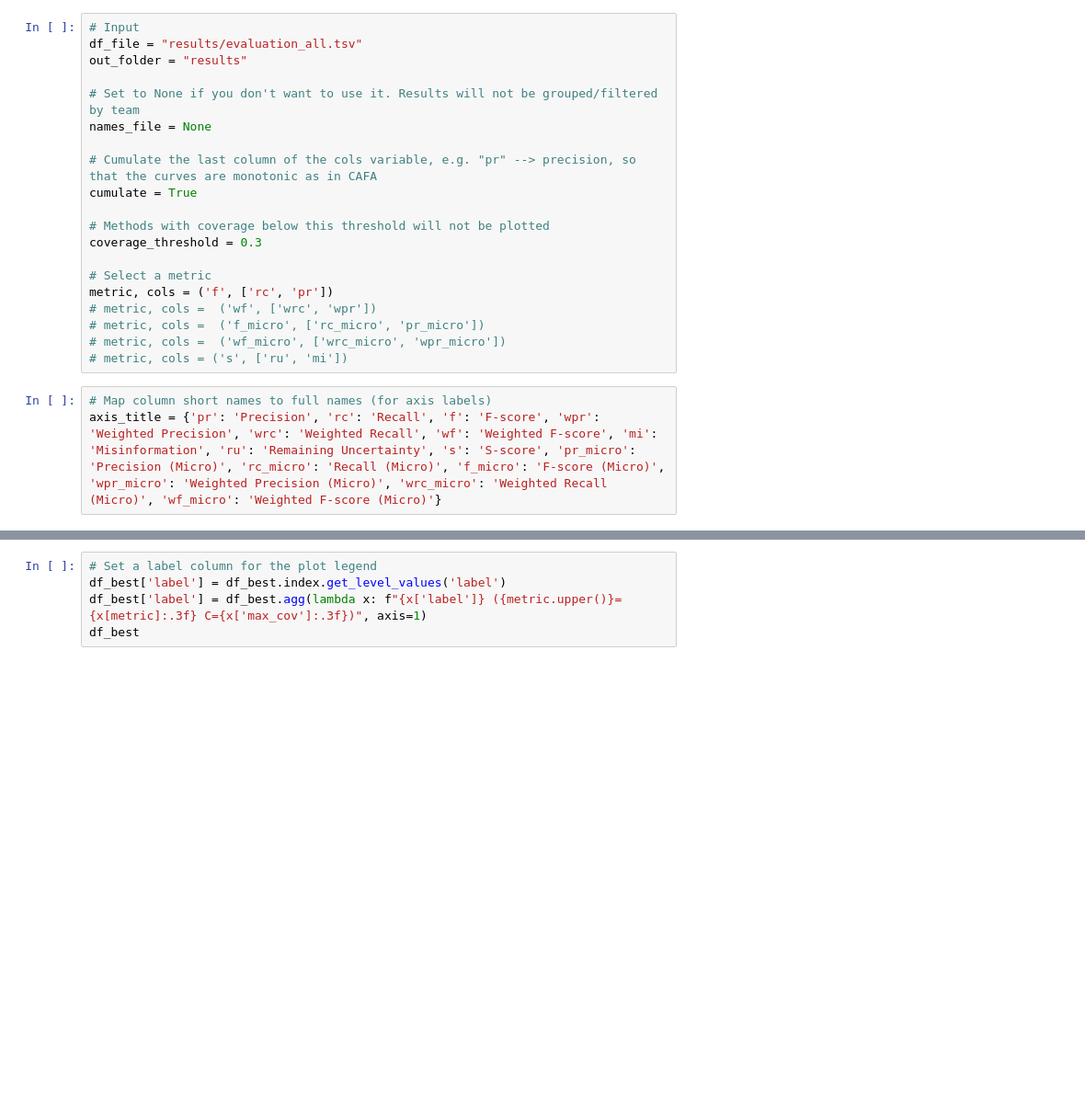
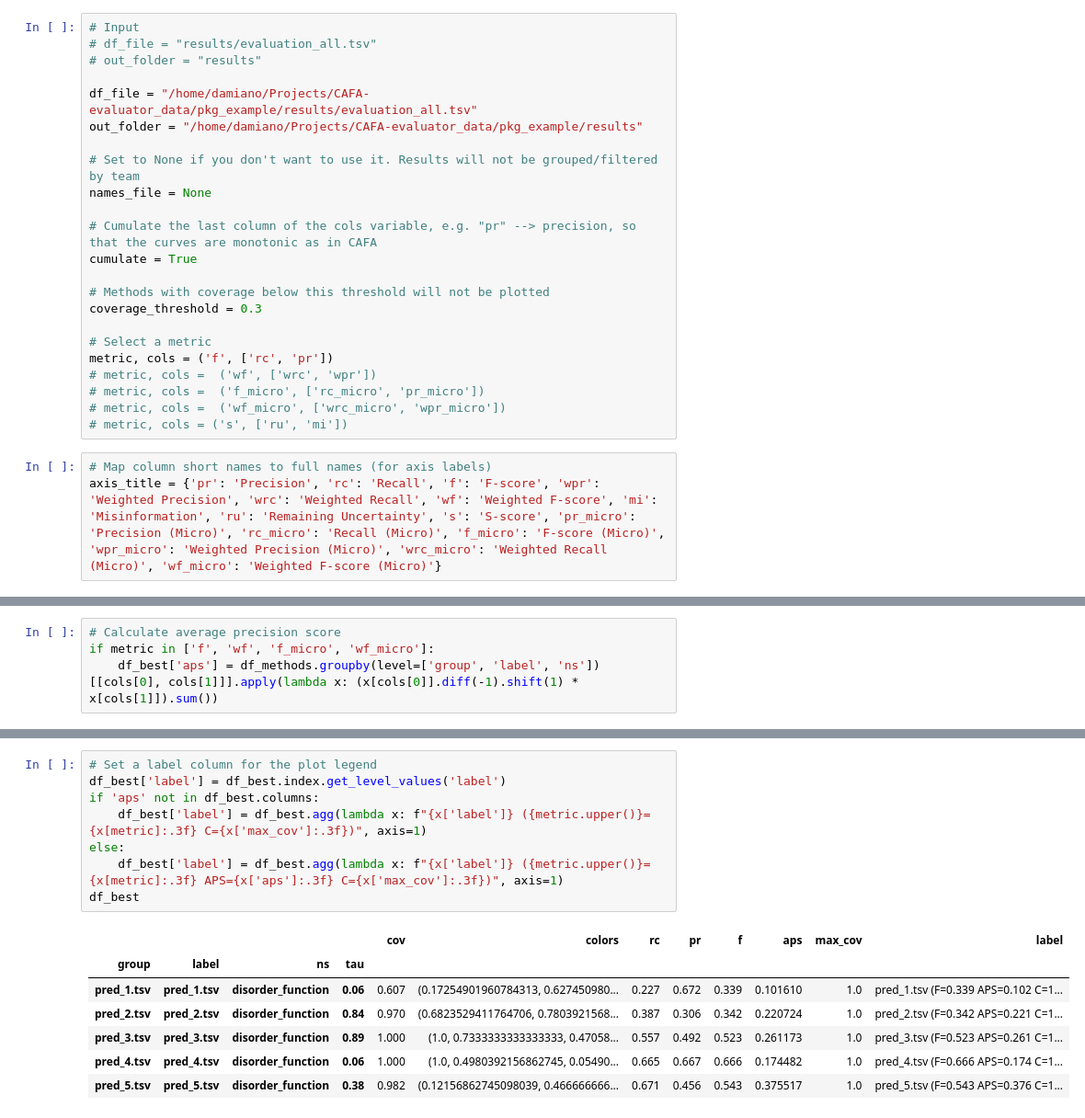
Before and after one commit to BioComputingUP/CAFA-evaluator, a Jupyter notebook: src/plot.ipynb, the cells around one changed output, grey strips where cells are left out. Shown at 92% size. Cells and saved outputs as stored; diff of their text form; blank space fills up the shorter version.

```diff
--- a/src/plot.ipynb
+++ b/src/plot.ipynb
@@ -5,8 +6,11 @@ import numpy as np
 plt.set_loglevel("info")
 # %%
 # Input
-df_file = "results/evaluation_all.tsv"
-out_folder = "results"
+# df_file = "results/evaluation_all.tsv"
+# out_folder = "results"
+
+df_file = "/home/damiano/Projects/CAFA-evaluator_data/pkg_example/results/evaluation_all.tsv"
+out_folder = "/home/damiano/Projects/CAFA-evaluator_data/pkg_example/results"
 
 # Set to None if you don't want to use it. Results will not be grouped/filtered by team
 names_file = None
@@ -84,3 +204,7 @@ df_methods
+# %%
+# Calculate average precision score
+if metric in ['f', 'wf', 'f_micro', 'wf_micro']:
+    df_best['aps'] = df_methods.groupby(level=['group', 'label', 'ns'])[[cols[0], cols[1]]].apply(lambda x: (x[cols[0]].diff(-1).shift(1) * x[cols[1]]).sum())
 # %%
 # Calculate the max coverage across all thresholds
 df_best['max_cov'] = df_methods.groupby(level=['group', 'label', 'ns'])['cov'].max()
@@ -88,8 +220,19 @@ df_best
 # %%
 # Set a label column for the plot legend
 df_best['label'] = df_best.index.get_level_values('label')
-df_best['label'] = df_best.agg(lambda x: f"{x['label']} ({metric.upper()}={x[metric]:.3f} C={x['max_cov']:.3f})", axis=1)
+if 'aps' not in df_best.columns:
+    df_best['label'] = df_best.agg(lambda x: f"{x['label']} ({metric.upper()}={x[metric]:.3f} C={x['max_cov']:.3f})", axis=1)
+else:
+    df_best['label'] = df_best.agg(lambda x: f"{x['label']} ({metric.upper()}={x[metric]:.3f} APS={x['aps']:.3f} C={x['max_cov']:.3f})", axis=1)
 df_best
+# %% [output]
+|  |  |  |  | cov | colors | rc | pr | f | aps | max_cov | label |
+| group | label | ns | tau |  |  |  |  |  |  |  |  |
+| pred_1.tsv | pred_1.tsv | disorder_function | 0.06 | 0.607 | (0.17254901960784313, 0.627450980... | 0.227 | 0.672 | 0.339 | 0.101610 | 1.0 | pred_1.tsv (F=0.339 APS=0.102 C=1... |
+| pred_2.tsv | pred_2.tsv | disorder_function | 0.84 | 0.970 | (0.6823529411764706, 0.7803921568... | 0.387 | 0.306 | 0.342 | 0.220724 | 1.0 | pred_2.tsv (F=0.342 APS=0.221 C=1... |
+| pred_3.tsv | pred_3.tsv | disorder_function | 0.89 | 1.000 | (1.0, 0.7333333333333333, 0.47058... | 0.557 | 0.492 | 0.523 | 0.261173 | 1.0 | pred_3.tsv (F=0.523 APS=0.261 C=1... |
+| pred_4.tsv | pred_4.tsv | disorder_function | 0.06 | 1.000 | (1.0, 0.4980392156862745, 0.05490... | 0.665 | 0.667 | 0.666 | 0.174482 | 1.0 | pred_4.tsv (F=0.666 APS=0.174 C=1... |
+| pred_5.tsv | pred_5.tsv | disorder_function | 0.38 | 0.982 | (0.12156862745098039, 0.466666666... | 0.671 | 0.456 | 0.543 | 0.375517 | 1.0 | pred_5.tsv (F=0.543 APS=0.376 C=1... |
 # %%
 plt.rcParams.update({'font.size': 22})
 
```
Also changed, not shown: parts of 11 cells of this notebook, 1 other file.
